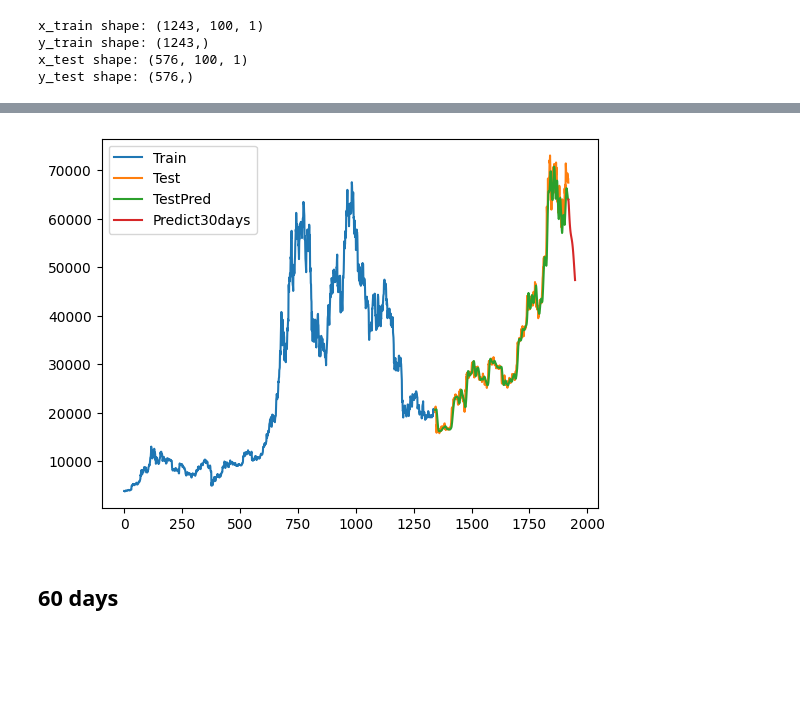
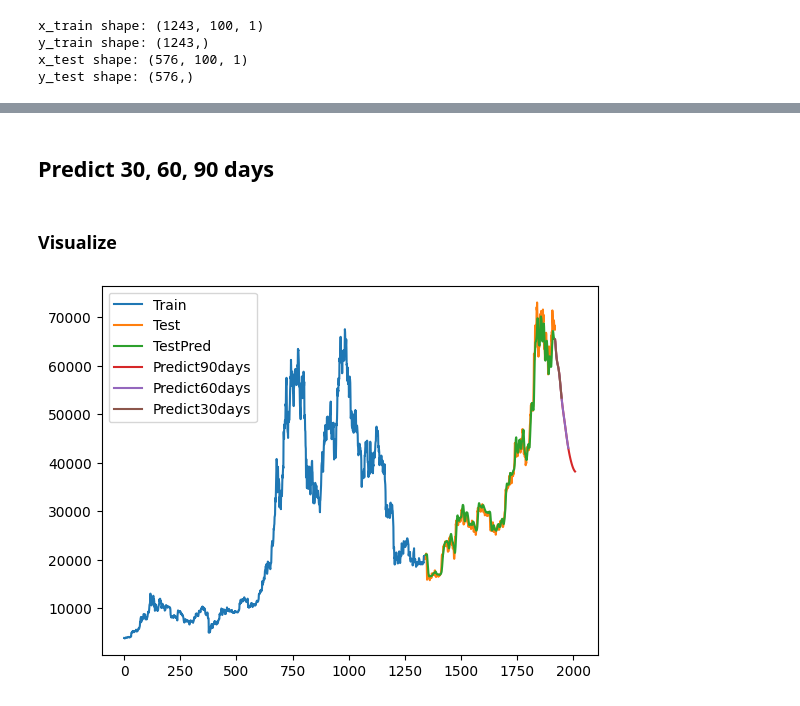
Before and after one commit to nonggfiii/IS403.O21.HTCL-Team-12, a Jupyter notebook: BTC/LSTM/73/IS403_73_LSTM_Adamax.ipynb, the cells around one changed output, grey strips where cells are left out. Cells and saved outputs as stored; diff of their text form; code cells hidden in the pictures; blank space fills up the shorter version.

Commit message:
lstm gru

```diff
--- a/BTC/LSTM/73/IS403_73_LSTM_Adamax.ipynb
+++ b/BTC/LSTM/73/IS403_73_LSTM_Adamax.ipynb
@@ -67,7 +63,7 @@ y_test shape: (576,)
 # 8. Define LSTM Model
 
 model=Sequential()
-model.add(LSTM(50,return_sequences=True,input_shape=(10,1)))
+model.add(LSTM(50,return_sequences=True,input_shape=(time_step,1)))
 model.add(LSTM(50,return_sequences=True))
 model.add(LSTM(50))
 model.add(Dense(1))
@@ -204,0 +146,2 @@ while(i < 30):
+# %% [markdown]
+<h2> Predict 30, 60, 90 days
@@ -205,17 +172,40 @@ while(i < 30):
+# %%
+n_steps = 100
+
+# Get the last 100 data points from the test data
+x_input = test_data[-100:].reshape(1, -1)
+
+# Predict 30, 60, and 90 days ahead
+output_30_days = predict_days(model, x_input, n_steps, 30)
+output_60_days = predict_days(model, x_input, n_steps, 60)
+output_90_days = predict_days(model, x_input, n_steps, 90)
+
+output_30_days = np.array(output_30_days).reshape(-1, 1)
+output_60_days = np.array(output_60_days).reshape(-1, 1)
+output_90_days = np.array(output_90_days).reshape(-1, 1)
+
+output_30_days = scaler.inverse_transform(output_30_days)
+output_60_days = scaler.inverse_transform(output_60_days)
+output_90_days = scaler.inverse_transform(output_90_days)
+# %% [markdown]
+<h3> Visualize
 # %%
-# 14.Vẽ hình
+train_data_index = pd.RangeIndex(start=0, stop=train_size, step=1)
+plt.plot(train_data_index, scaler.inverse_transform(train_data), label='Train')
 
-train_data_index = pd.RangeIndex(start=0, stop=train_size, step=1)
-plt.plot(scaler.inverse_transform(train_data))
-test_data_index = pd.RangeIndex(start=train_size, stop=train_size+test_size, step=1)
-plt.plot(test_data_index,scaler.inverse_transform(test_data))
-plt.plot(test_data_index,(y_pred))
+test_data_index = pd.RangeIndex(start=train_size, stop=train_size + test_size, step=1)
+plt.plot(test_data_index, scaler.inverse_transform(test_data), label='Test')
+plt.plot(test_data_index, y_pred, label='TestPred')
 
-prediect_data_index = pd.RangeIndex(start=len(df1)-1, stop=len(df1)+29, step=1)
-plt.plot(prediect_data_index,scaler.inverse_transform(lst_output))
-plt.legend(['Train','Test','TestPred','Predict30days'])
+predict_30_days_index = pd.RangeIndex(start=len(df1), stop=len(df1) + 30, step=1)
+predict_60_days_index = pd.RangeIndex(start=len(df1), stop=len(df1) + 60, step=1)
+predict_90_days_index = pd.RangeIndex(start=len(df1), stop=len(df1) + 90, step=1)
+
+plt.plot(predict_90_days_index, output_90_days, label='Predict90days')
+plt.plot(predict_60_days_index, output_60_days, label='Predict60days')
+plt.plot(predict_30_days_index, output_30_days, label='Predict30days')
+
+plt.legend()
 plt.show()
 # %% [output]
-[figure, old version]
+[figure, new version]
-# %% [markdown]
-<h2> 60 days
```
Also changed, not shown: parts of 12 cells of this notebook, 52 other files.
